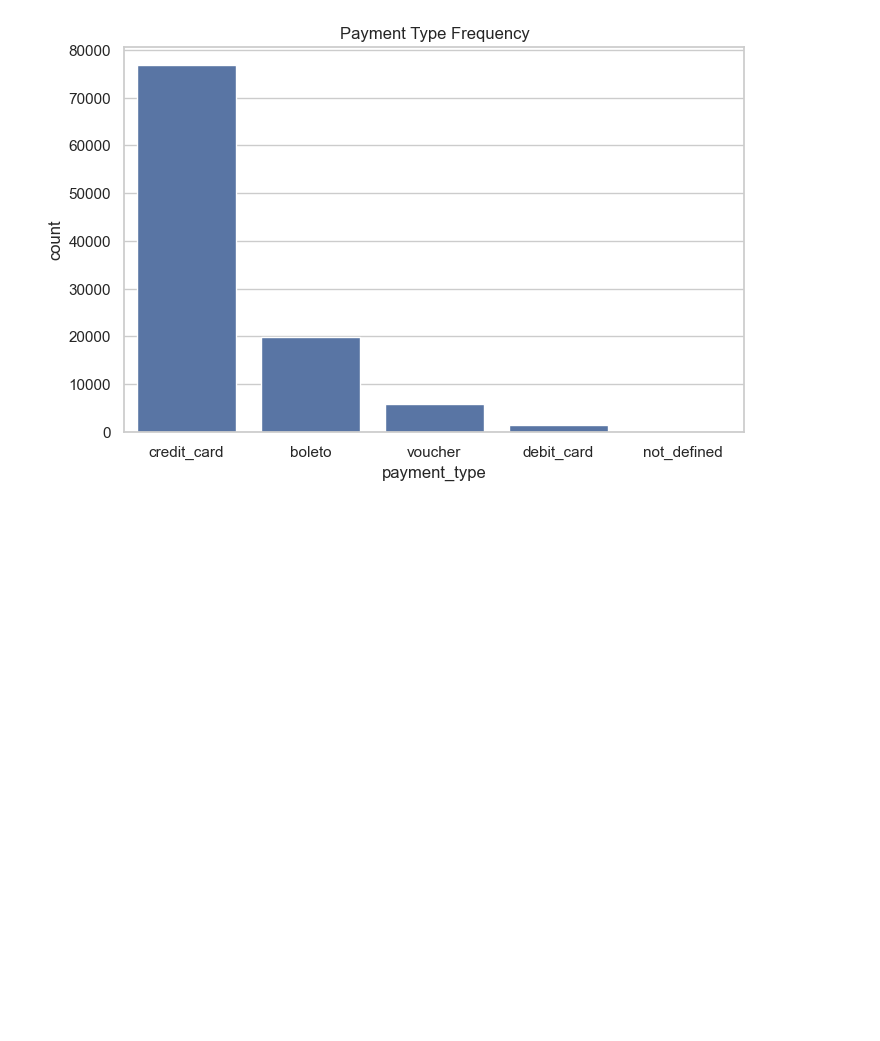
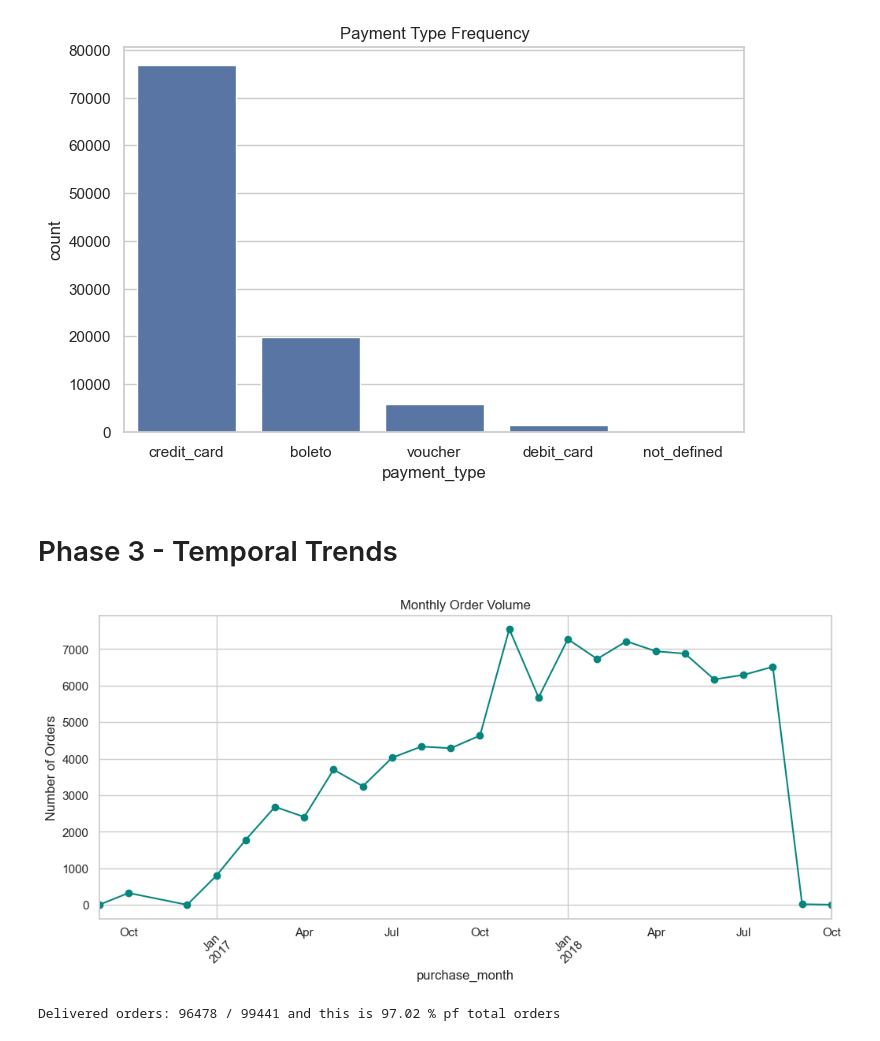
Before and after one commit to AliyarBhos/data-science-journey, a Jupyter notebook: 03_exploratory_data_analysis_and_visualization/olist_eda.ipynb, the cells around one changed output. Cells and saved outputs as stored; diff of their text form; code cells hidden in the pictures; blank space fills up the shorter version.

Commit message:
Phase 3 - Temporal Trends

```diff
--- a/03_exploratory_data_analysis_and_visualization/olist_eda.ipynb
+++ b/03_exploratory_data_analysis_and_visualization/olist_eda.ipynb
@@ -165,3 +165,26 @@ ax.set_title('Payment Type Frequency')
 plt.show()
 # %% [output]
 [figure]
+# %% [markdown]
+# Phase 3 - Temporal Trends
+# %%
+orders['purchase_month'] = orders['order_purchase_timestamp'].dt.to_period('M')
+monthly_orders = orders.groupby('purchase_month').size()
+# %%
+fig, ax = plt.subplots(figsize=(12, 5))
+monthly_orders.plot(kind='line', marker='o', color="#05867D", ax=ax)
+ax.set_title('Monthly Order Volume')
+ax.set_ylabel('Number of Orders')
+plt.xticks(rotation=45)
+plt.show()
+# %% [output]
+[figure, added]
+# %%
+delivered = orders[orders['order_status'] == 'delivered'].copy()
+delivered['delivery_days'] = (
+    delivered['order_delivered_customer_date'] - delivered['order_purchase_timestamp']
+).dt.days
+
+print(f'Delivered orders: {len(delivered)} / {len(orders)} and this is {len(delivered) / len(orders)*100:.2f} % pf total orders')
+# %% [output]
+Delivered orders: 96478 / 99441 and this is 97.02 % pf total orders
```
Also changed, not shown: parts of 2 cells of this notebook.
